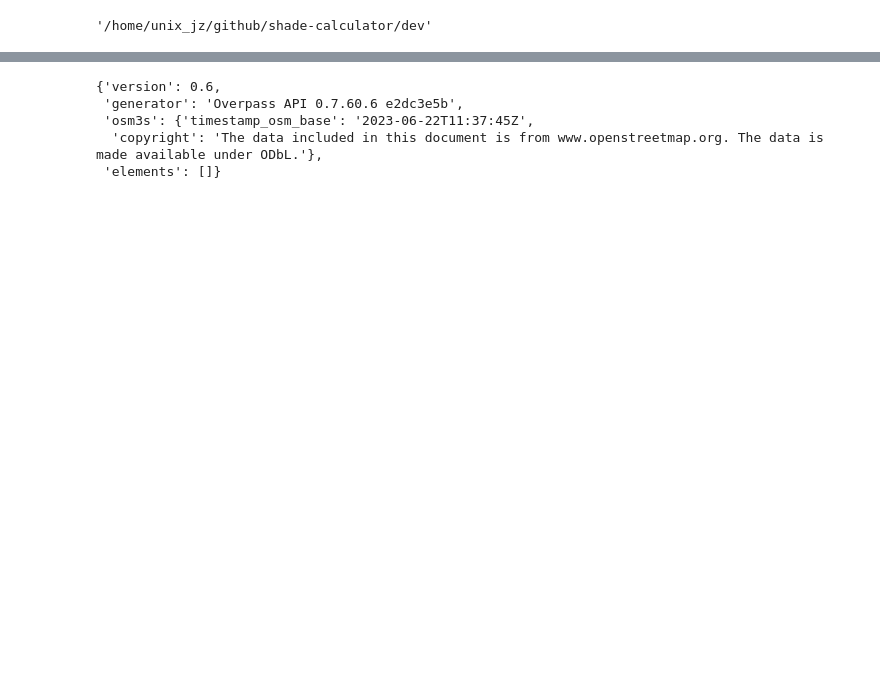
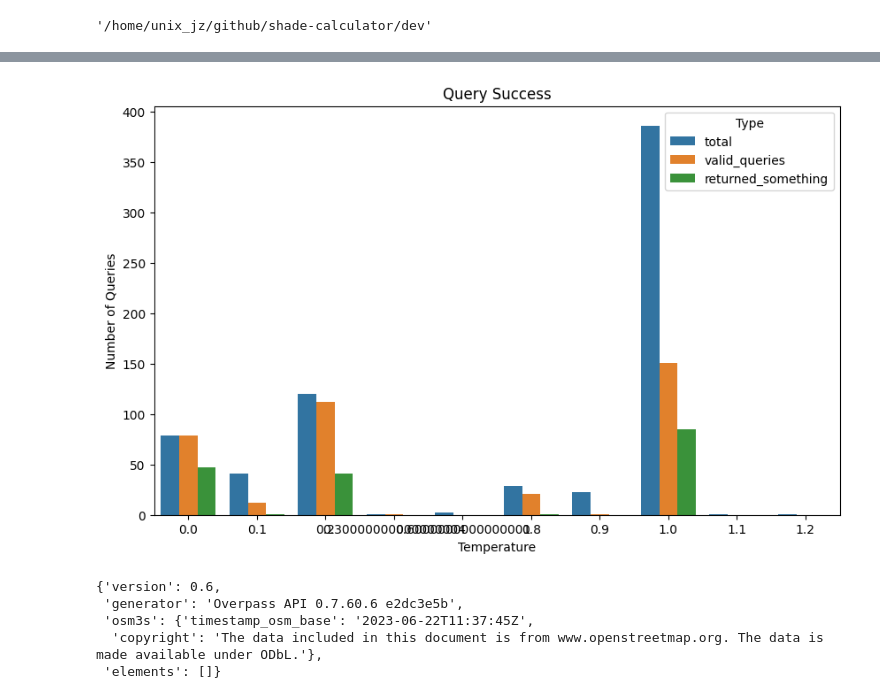
Before and after one commit to JustinZarb/natural_maps, a Jupyter notebook: dev/analyze_overpass_queries.ipynb, the cells around one changed output, grey strips where cells are left out. Drawn from its saved outputs; the diff is of its cells as text; code cells hidden in the pictures; blank space fills up the shorter version.

```diff
--- a/dev/analyze_overpass_queries.ipynb
+++ b/dev/analyze_overpass_queries.ipynb
@@ -40,3 +70,20 @@ log
+# %%
+import matplotlib.pyplot as plt
+import seaborn as sns
+# Melt the data
+melted_data = pd.melt(summary, id_vars=['temperature'], value_vars=['total', 'valid_queries', 'returned_something', ],
+                      var_name='Type', value_name='Count')
+
+# Plot the data using Seaborn
+plt.figure(figsize=(10, 6))
+sns.barplot(data=melted_data, x='temperature', y='Count', hue='Type')
+plt.xlabel('Temperature')
+plt.ylabel('Number of Queries')
+plt.title('Query Success')
+plt.legend(title='Type')
+plt.show()
+# %% [output]
+[figure, added]
 # %%
 json.loads("{\"version\": 0.6, \"generator\": \"Overpass API 0.7.60.6 e2dc3e5b\", \"osm3s\": {\"timestamp_osm_base\": \"2023-06-22T11:37:45Z\", \"copyright\": \"The data included in this document is from www.openstreetmap.org. The data is made available under ODbL.\"}, \"elements\": []}")
 # %% [output]
```
Also changed, not shown: parts of 4 cells of this notebook.
